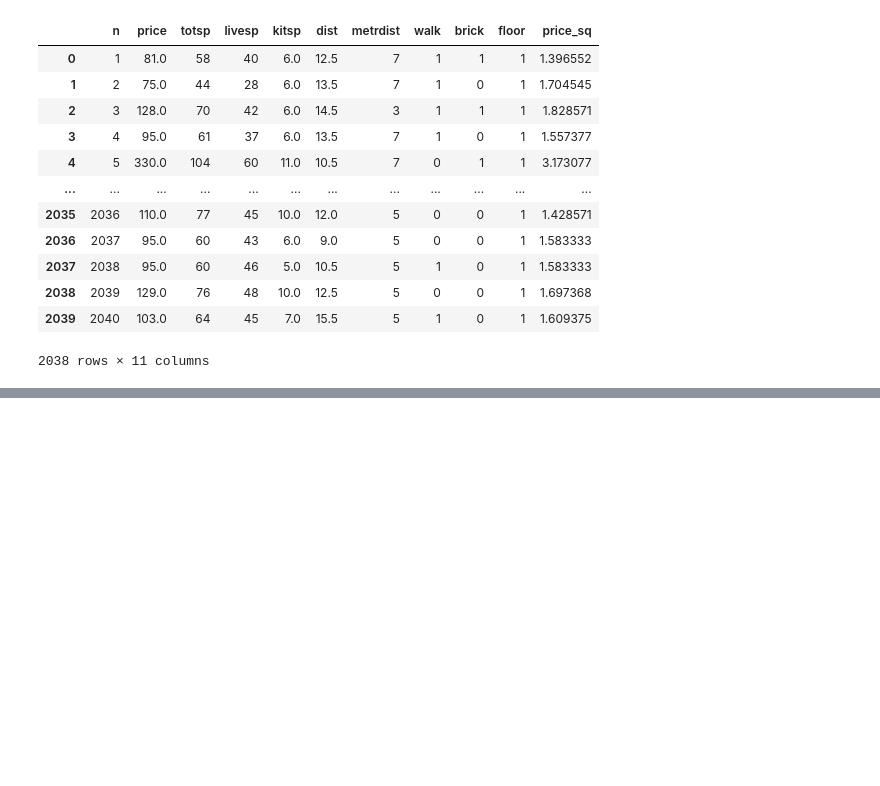
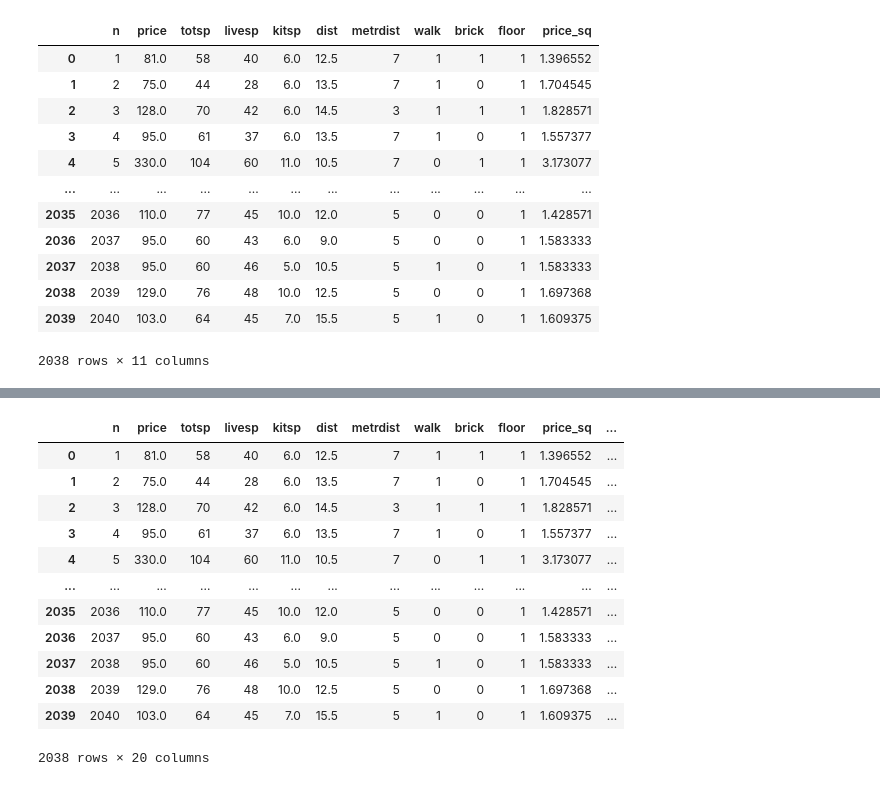
Before and after one commit to pvpogorelova/metrics_24_25, a Jupyter notebook: sem_13.ipynb, the cells around one changed output, grey strips where cells are left out. Cells and saved outputs as stored; diff of their text form; code cells hidden in the pictures; blank space fills up the shorter version.

```diff
--- a/sem_13.ipynb
+++ b/sem_13.ipynb
@@ -74,0 +80,20 @@ print(statsmodels.stats.diagnostic.compare_j(model_1, model_2))
+# %%
+# Сохраним прогнозные значения
+d['price_sq_hat'] = model_0.predict()
+# и остатки модели
+d['resid'] = model_0.resid
+d
+# %% [output]
+|  | n | price | totsp | livesp | kitsp | dist | metrdist | walk | brick | floor | price_sq | ... |
+| 0 | 1 | 81.0 | 58 | 40 | 6.0 | 12.5 | 7 | 1 | 1 | 1 | 1.396552 | ... |
+| 1 | 2 | 75.0 | 44 | 28 | 6.0 | 13.5 | 7 | 1 | 0 | 1 | 1.704545 | ... |
+| 2 | 3 | 128.0 | 70 | 42 | 6.0 | 14.5 | 3 | 1 | 1 | 1 | 1.828571 | ... |
+| 3 | 4 | 95.0 | 61 | 37 | 6.0 | 13.5 | 7 | 1 | 0 | 1 | 1.557377 | ... |
+| 4 | 5 | 330.0 | 104 | 60 | 11.0 | 10.5 | 7 | 0 | 1 | 1 | 3.173077 | ... |
+| ... | ... | ... | ... | ... | ... | ... | ... | ... | ... | ... | ... | ... |
+| 2035 | 2036 | 110.0 | 77 | 45 | 10.0 | 12.0 | 5 | 0 | 0 | 1 | 1.428571 | ... |
+| 2036 | 2037 | 95.0 | 60 | 43 | 6.0 | 9.0 | 5 | 0 | 0 | 1 | 1.583333 | ... |
+| 2037 | 2038 | 95.0 | 60 | 46 | 5.0 | 10.5 | 5 | 1 | 0 | 1 | 1.583333 | ... |
+| 2038 | 2039 | 129.0 | 76 | 48 | 10.0 | 12.5 | 5 | 0 | 0 | 1 | 1.697368 | ... |
+| 2039 | 2040 | 103.0 | 64 | 45 | 7.0 | 15.5 | 5 | 1 | 0 | 1 | 1.609375 | ... |
+2038 rows × 20 columns
```
Also changed, not shown: parts of 25 cells of this notebook.
